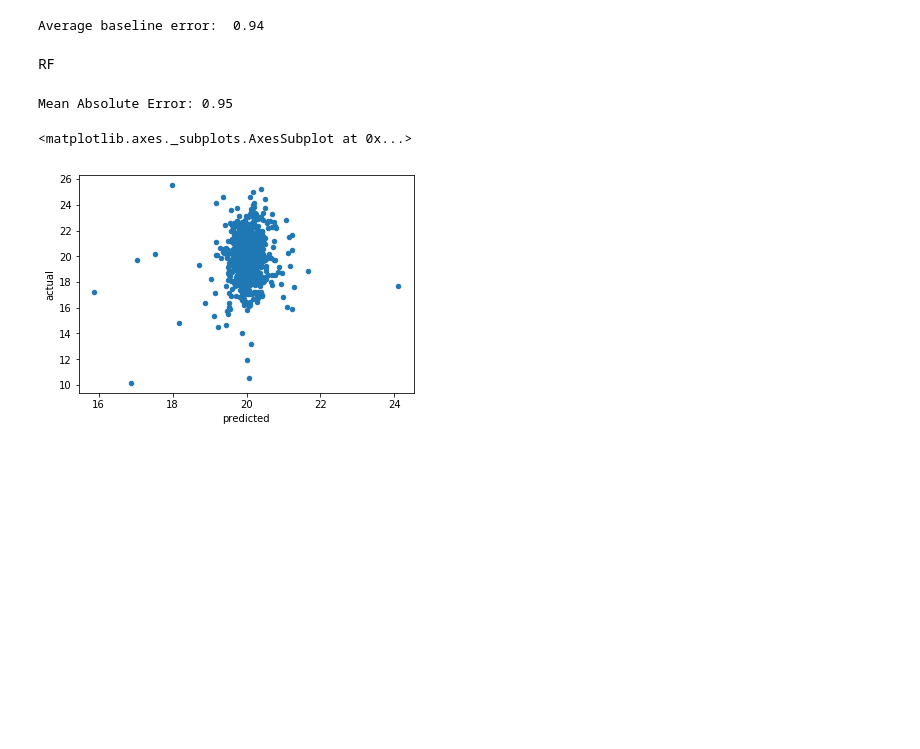
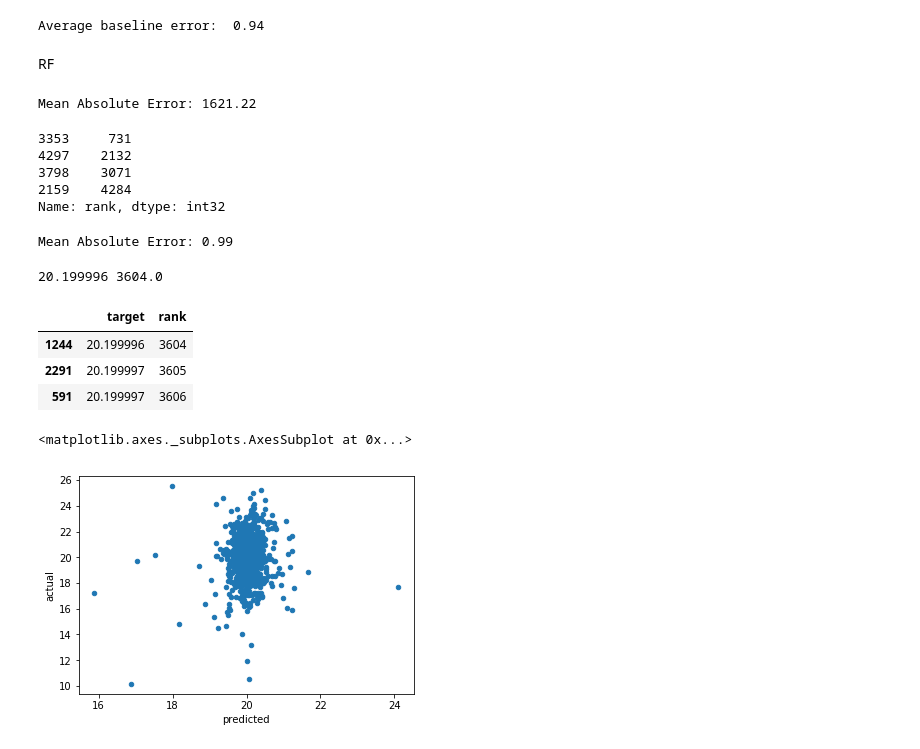
Before and after one commit to sopheeli/F3-Blueteam12, a Jupyter notebook: machine_learning/project/baseline.ipynb, the cells around one changed output. Drawn from its saved outputs; the diff is of its cells as text; code cells hidden in the pictures; blank space fills up the shorter version.

```diff
--- a/machine_learning/project/baseline.ipynb
+++ b/machine_learning/project/baseline.ipynb
@@ -46,8 +49,43 @@ predictions = rf.predict(val_X)
 errors = abs(predictions - labels_val)
 # Print out the mean absolute error (mae)
 print('Mean Absolute Error:', round(np.mean(errors), 2))
+
+rounded_scores = np.round(predictions, 0)
+converted = np.zeros(len(predictions))
+converted_labels = np.zeros(len(labels_val))
+
+hack = trainY_rank.reset_index()
+for ind, score in enumerate(rounded_scores):
+    converted[ind] = hack['target'][score - 1]
+
+for ind, labels in enumerate(labels_val):
+    converted_labels[ind] = hack['target'][labels - 1]
 # %% [output]
-Mean Absolute Error: 0.95
+Mean Absolute Error: 1621.22
+# %%
+labels_val[0:4]
+# %% [output]
+3353     731
+4297    2132
+3798    3071
+2159    4284
+Name: rank, dtype: int32
+# %%
+errors = abs(converted - converted_labels)
+print('Mean Absolute Error:', round(np.mean(errors), 2))
+# %% [output]
+Mean Absolute Error: 0.99
+# %%
+print(converted[0], rounded_scores[0])
+# %% [output]
+20.199996 3604.0
+# %%
+hacl[3603:3606]
+# %% [output]
+|  | target | rank |
+| 1244 | 20.199996 | 3604 |
+| 2291 | 20.199997 | 3605 |
+| 591 | 20.199997 | 3606 |
 # %%
 rf_performance = pd.DataFrame({"predicted": predictions, "actual": labels_val })
 rf_performance.plot(x='predicted', y='actual', kind='scatter')
```
Also changed, not shown: parts of 20 cells of this notebook.
